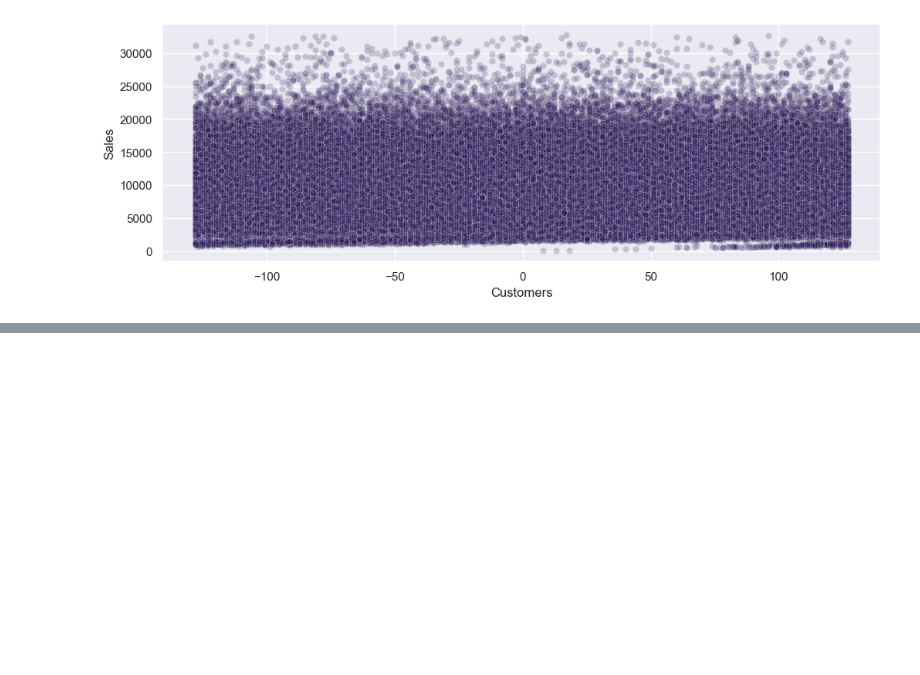
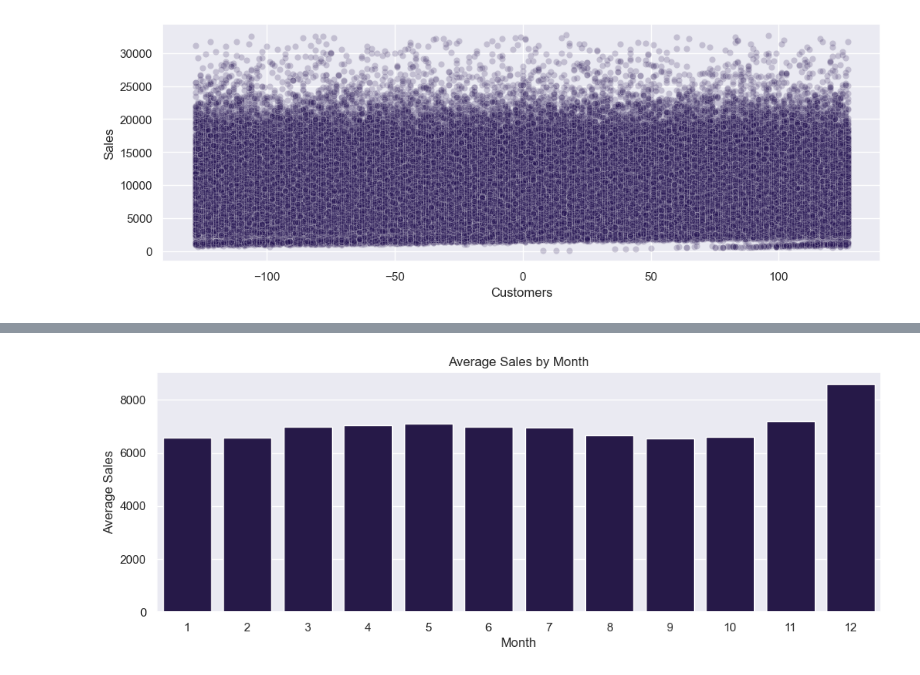
Before and after one commit to Anshu-parmar015/Rossmann-Store-Sales-Data-Analysis, a Jupyter notebook: sales_data.ipynb, the cells around one changed output, grey strips where cells are left out. Cells and saved outputs as stored; diff of their text form; code cells hidden in the pictures; blank space fills up the shorter version.

```diff
--- a/sales_data.ipynb
+++ b/sales_data.ipynb
@@ -433,0 +509,11 @@ plt.show()
+# %%
+#Month-Wise Analysis
+month_sales = df.groupby('Month', as_index=False)['Sales'].mean()
+plt.figure(figsize=(12,4))
+sns.barplot(data=month_sales,x='Month',y='Sales')
+plt.title('Average Sales by Month')
+plt.xlabel('Month')
+plt.ylabel('Average Sales')
+plt.show()
+# %% [output]
+[figure, added]
```
Also changed, not shown: parts of 9 cells of this notebook.
